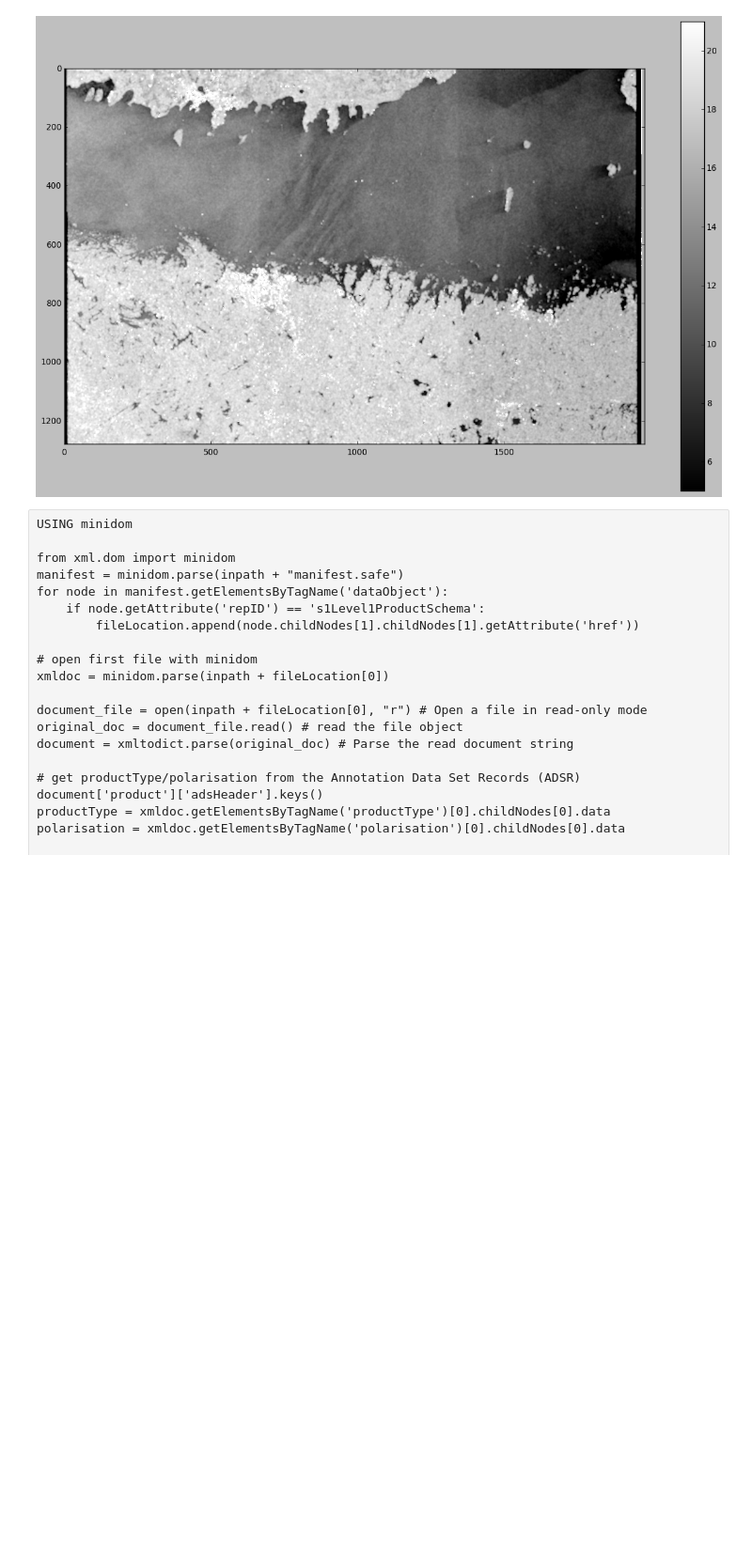
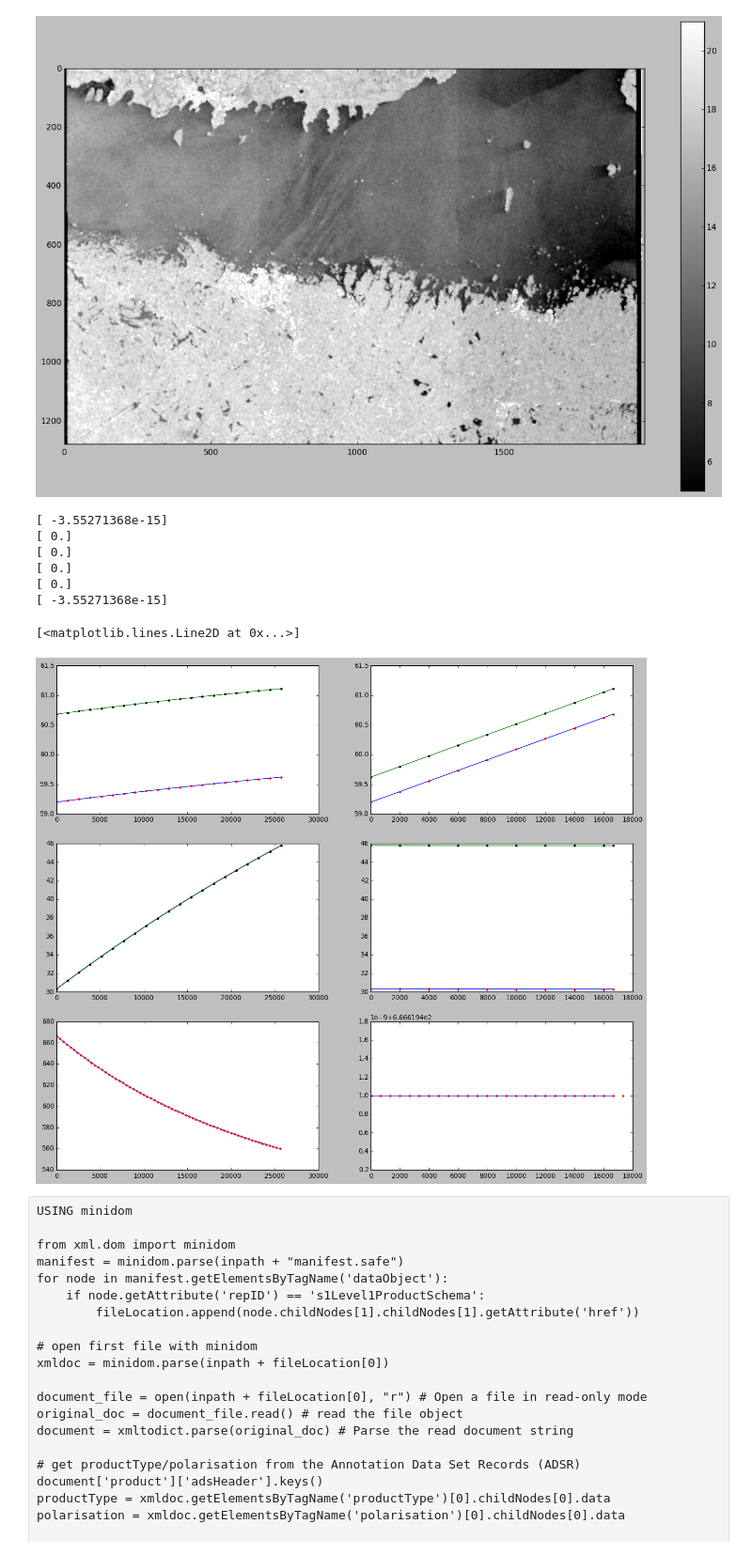
Before and after one commit to magican/PySOL, a Jupyter notebook: notebooks/Sentinel-1/0.0.0.Sentinel-1_sar_test.ipynb, the cells around one changed output. Shown at 94% size. Drawn from its saved outputs; the diff is of its cells as text; code cells hidden in the pictures; blank space fills up the shorter version.

```diff
--- a/notebooks/Sentinel-1/0.0.0.Sentinel-1_sar_test.ipynb
+++ b/notebooks/Sentinel-1/0.0.0.Sentinel-1_sar_test.ipynb
@@ -282,35 +301,44 @@ plt.plot(GEOgrid['pixel'][0,:], GEOgrid['lats'][0,:], 'r.')
 plt.hold
 plt.plot(range(0,raw_counts.shape[1]), lats_2[-1,:])
 plt.plot(GEOgrid['pixel'][-1,:], GEOgrid['lats'][-1,:], 'k.')
 
 plt.subplot(322)
 plt.plot(range(0,raw_counts.shape[0]), lats_2[:,0])
 plt.plot(GEOgrid['line'][:,0], GEOgrid['lats'][:,0], 'r.')
 plt.hold
 plt.plot(range(0,raw_counts.shape[0]), lats_2[:,-1])
 plt.plot(GEOgrid['line'][:,-1], GEOgrid['lats'][:,-1], 'k.')
 
 plt.subplot(323)
 plt.plot(range(0,raw_counts.shape[1]), incidenceAngle_2[0,:])
 plt.plot(GEOgrid['pixel'][0,:], GEOgrid['incidenceAngle'][0,:], 'r.')
 plt.hold
 plt.plot(range(0,raw_counts.shape[1]), incidenceAngle_2[-1,:])
 plt.plot(GEOgrid['pixel'][-1,:], GEOgrid['incidenceAngle'][-1,:], 'k.')
 
 plt.subplot(324)
 plt.plot(range(0,raw_counts.shape[0]), incidenceAngle_2[:,0])
 plt.plot(GEOgrid['line'][:,0], GEOgrid['incidenceAngle'][:,0], 'r.')
 plt.hold
 plt.plot(range(0,raw_counts.shape[0]), incidenceAngle_2[:,-1])
 plt.plot(GEOgrid['line'][:,-1], GEOgrid['incidenceAngle'][:,-1], 'k.')
 
 plt.subplot(325)
 plt.plot(range(0,raw_counts.shape[1]), sigmaNought_2[0,:])
-plt.plot(LUTs['pixel'][0,::10], cLUTs['sigmaNought'][0,::10], 'r.')
+plt.plot(cLUTs['pixel'][0,::10], cLUTs['sigmaNought'][0,::10], 'r.')
 
 plt.subplot(326)
 plt.plot(range(0,raw_counts.shape[0]), sigmaNought_2[:,0])
-plt.plot(LUTs['line'][:,0], cLUTs['sigmaNought'][:,0], 'r.')
+plt.plot(cLUTs['line'][:,0], cLUTs['sigmaNought'][:,0], 'r.')
+# %% [output]
+[ -3.55271368e-15]
+[ 0.]
+[ 0.]
+[ 0.]
+[ 0.]
+[ -3.55271368e-15]
+[<matplotlib.lines.Line2D at 0x...>]
+[figure, added]
 # %%
 from osgeo import gdal
 
```
Also changed, not shown: parts of 1 cell of this notebook, 1 other file.
